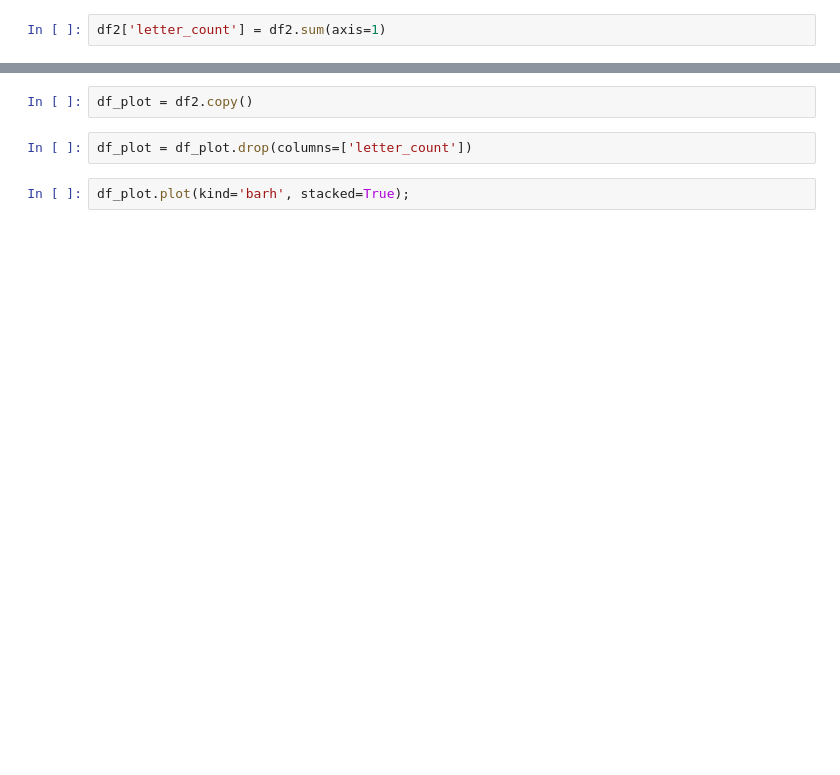
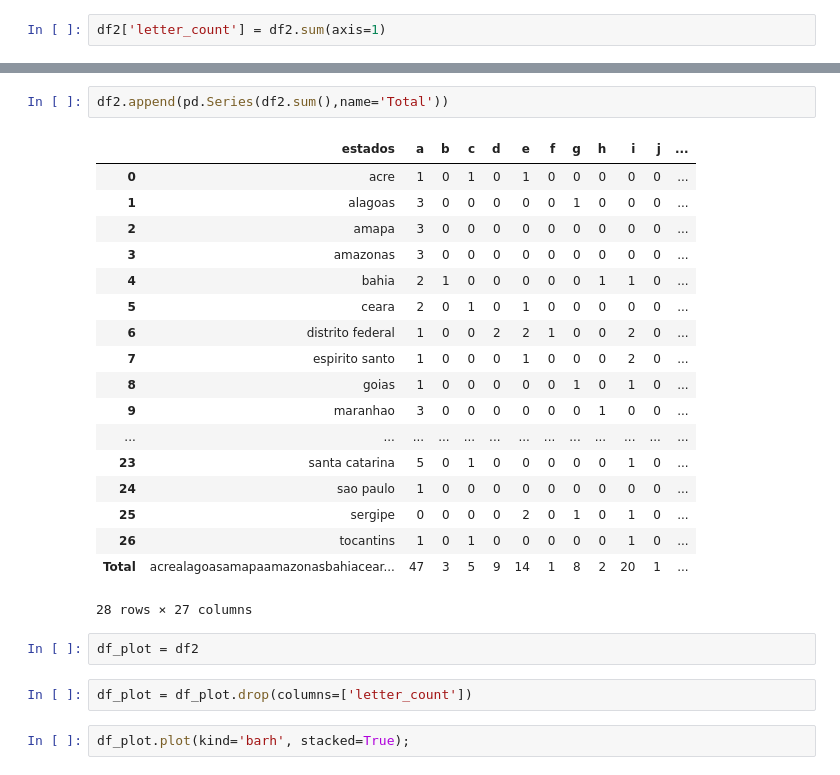
Before and after one commit to mindstorm-repo/brazil_letter_count, a Jupyter notebook: br_states_letter_count.ipynb, the cells around one changed output, grey strips where cells are left out. Drawn from its saved outputs; the diff is of its cells as text; blank space fills up the shorter version.

```diff
--- a/br_states_letter_count.ipynb
+++ b/br_states_letter_count.ipynb
@@ -191,6 +164,27 @@ df2.sort_values(by='letter_count', ascending=False)
 27 rows × 27 columns
+# %%
+df2.append(pd.Series(df2.sum(),name='Total'))
+# %% [output]
+|  | estados | a | b | c | d | e | f | g | h | i | j | ... |
+| 0 | acre | 1 | 0 | 1 | 0 | 1 | 0 | 0 | 0 | 0 | 0 | ... |
+| 1 | alagoas | 3 | 0 | 0 | 0 | 0 | 0 | 1 | 0 | 0 | 0 | ... |
+| 2 | amapa | 3 | 0 | 0 | 0 | 0 | 0 | 0 | 0 | 0 | 0 | ... |
+| 3 | amazonas | 3 | 0 | 0 | 0 | 0 | 0 | 0 | 0 | 0 | 0 | ... |
+| 4 | bahia | 2 | 1 | 0 | 0 | 0 | 0 | 0 | 1 | 1 | 0 | ... |
+| 5 | ceara | 2 | 0 | 1 | 0 | 1 | 0 | 0 | 0 | 0 | 0 | ... |
+| 6 | distrito federal | 1 | 0 | 0 | 2 | 2 | 1 | 0 | 0 | 2 | 0 | ... |
+| 7 | espirito santo | 1 | 0 | 0 | 0 | 1 | 0 | 0 | 0 | 2 | 0 | ... |
+| 8 | goias | 1 | 0 | 0 | 0 | 0 | 0 | 1 | 0 | 1 | 0 | ... |
+| 9 | maranhao | 3 | 0 | 0 | 0 | 0 | 0 | 0 | 1 | 0 | 0 | ... |
+| ... | ... | ... | ... | ... | ... | ... | ... | ... | ... | ... | ... | ... |
+| 23 | santa catarina | 5 | 0 | 1 | 0 | 0 | 0 | 0 | 0 | 1 | 0 | ... |
+| 24 | sao paulo | 1 | 0 | 0 | 0 | 0 | 0 | 0 | 0 | 0 | 0 | ... |
+| 25 | sergipe | 0 | 0 | 0 | 0 | 2 | 0 | 1 | 0 | 1 | 0 | ... |
+| 26 | tocantins | 1 | 0 | 1 | 0 | 0 | 0 | 0 | 0 | 1 | 0 | ... |
+| Total | acrealagoasamapaamazonasbahiacear... | 47 | 3 | 5 | 9 | 14 | 1 | 8 | 2 | 20 | 1 | ... |
+28 rows × 27 columns
 # %%
-df_plot = df2.copy()
+df_plot = df2
 # %%
 df_plot = df_plot.drop(columns=['letter_count'])
 # %%
```
Also changed, not shown: parts of 14 cells of this notebook, 1 other file.
